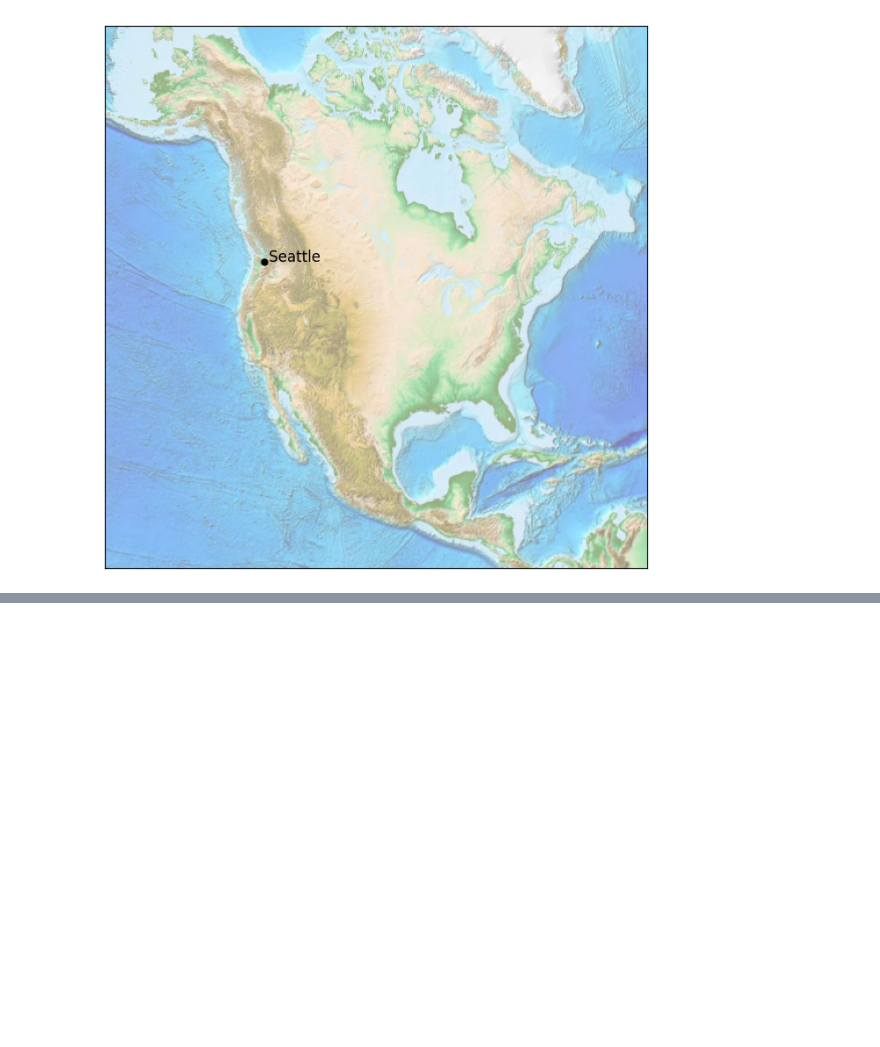
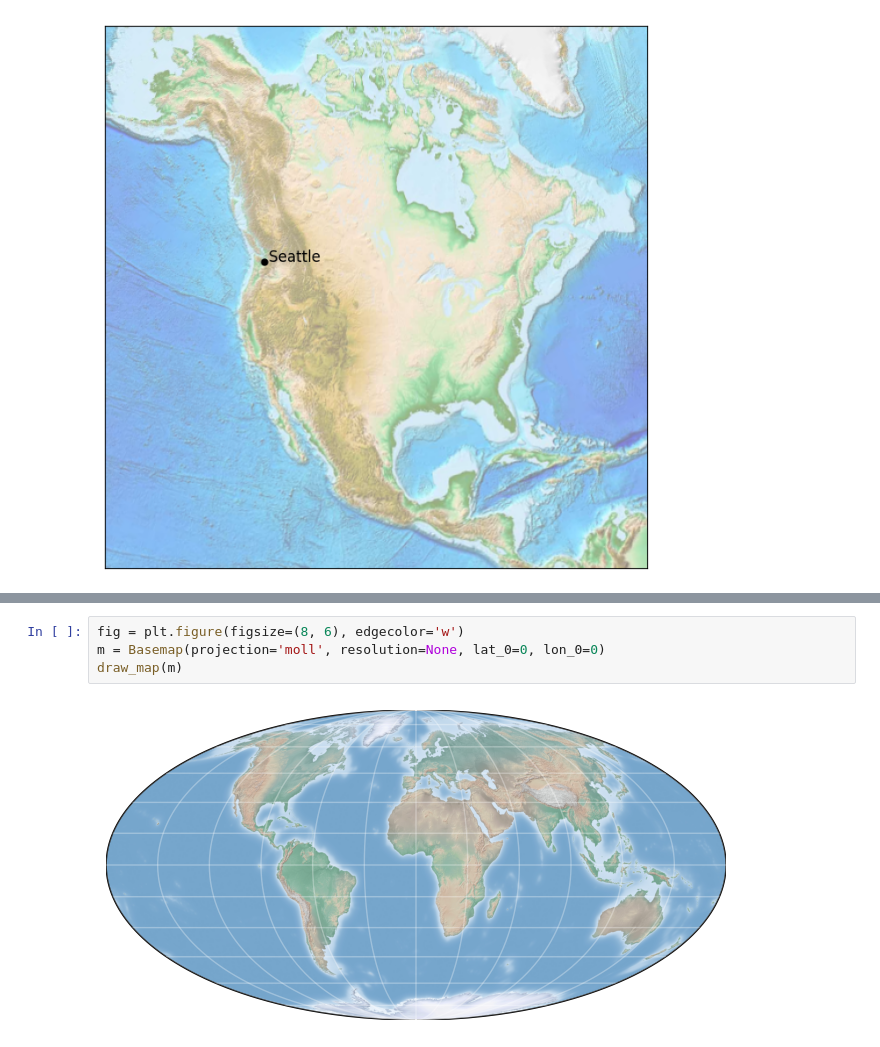
Before and after one commit to proway2/PythonDataScienceHandbook, a Jupyter notebook: 4.13-Geographic-Data-with-Basemap.ipynb, the cells around one changed output, grey strips where cells are left out. Saved outputs shown, nothing was run; the diff lists cells and outputs as text; blank space fills up the shorter version.

```diff
--- a/4.13-Geographic-Data-with-Basemap.ipynb
+++ b/4.13-Geographic-Data-with-Basemap.ipynb
@@ -28,0 +69,6 @@ https://jakevdp.github.io/PythonDataScienceHandbook/04.13-geographic-data-with-b
+# %%
+fig = plt.figure(figsize=(8, 6), edgecolor='w')
+m = Basemap(projection='moll', resolution=None, lat_0=0, lon_0=0)
+draw_map(m)
+# %% [output]
+[figure, added]
```
Also changed, not shown: parts of 24 cells of this notebook.
